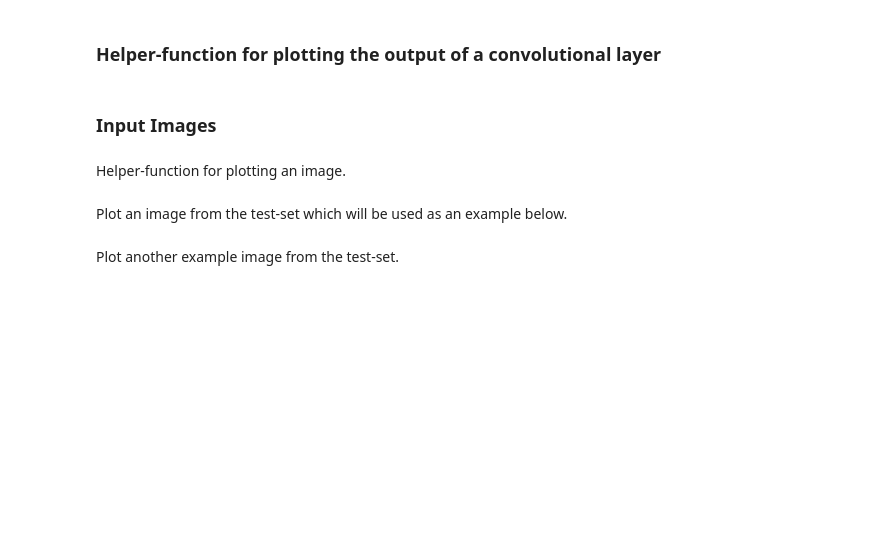
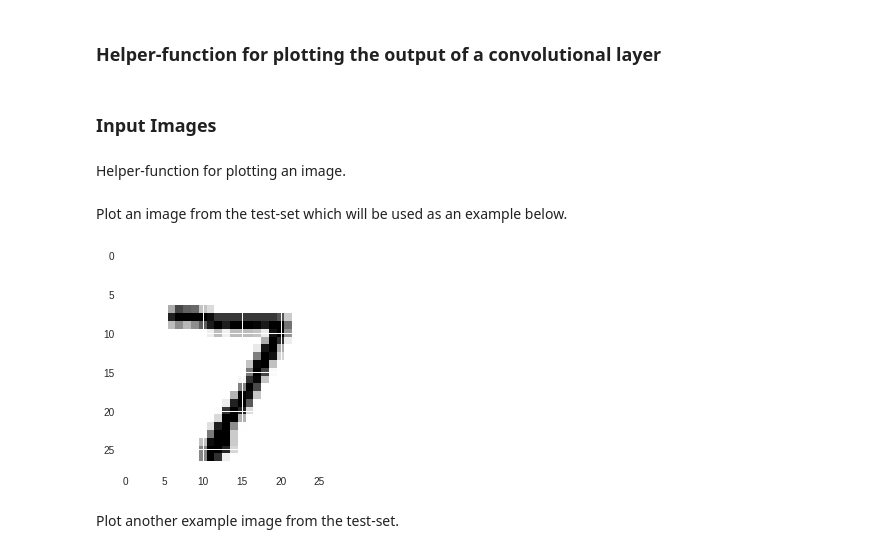
Before and after one commit to wskok2/AI-and-ML, a Jupyter notebook: 02_Convolutional_Neural_Network.ipynb, the cells around one changed output. Saved outputs shown, nothing was run; the diff lists cells and outputs as text; code cells hidden in the pictures; blank space fills up the shorter version.

```diff
--- a/02_Convolutional_Neural_Network.ipynb
+++ b/02_Convolutional_Neural_Network.ipynb
@@ -848,8 +940,10 @@ def plot_image(image):
 # %% [markdown]
 Plot an image from the test-set which will be used as an example below.
 # %%
-image1 = data.x_test[0]
+image1 = data.test.images[0]
 plot_image(image1)
+# %% [output]
+[figure, added]
 # %% [markdown]
 Plot another example image from the test-set.
 # %%
```
Also changed, not shown: parts of 40 cells of this notebook.
